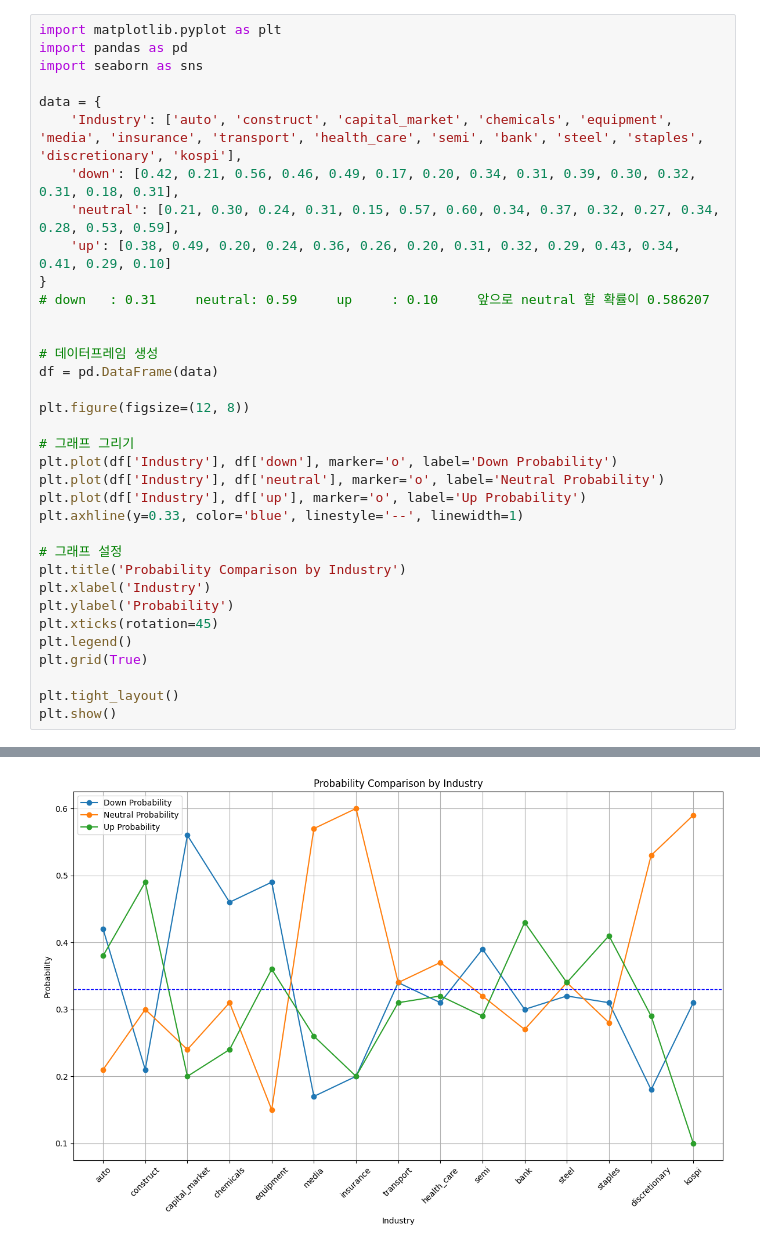
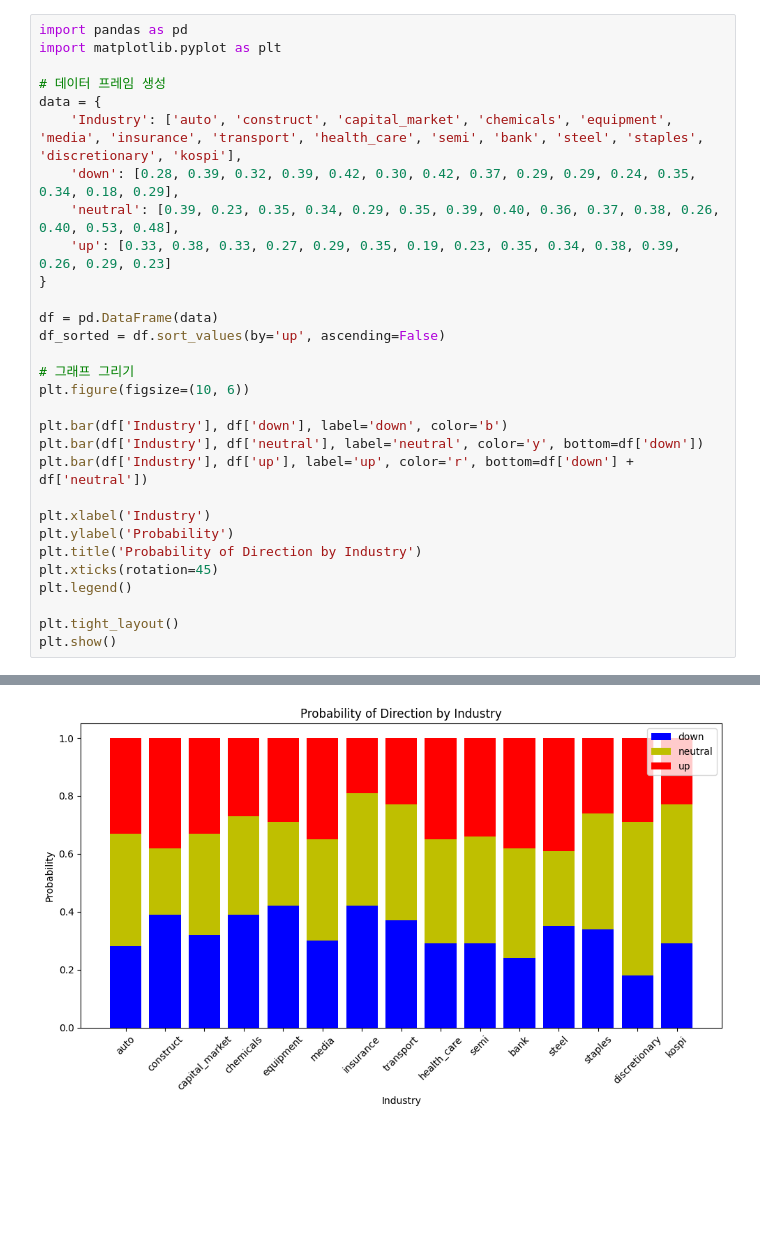
Before and after one commit to simpson000/sic_project_final, a Jupyter notebook: sic/final.ipynb, the cells around one changed output, grey strips where cells are left out. Saved outputs shown, nothing was run; the diff lists cells and outputs as text; blank space fills up the shorter version.

```diff
--- a/sic/final.ipynb
+++ b/sic/final.ipynb
@@ -1,35 +57,30 @@
 # %%
+import pandas as pd
 import matplotlib.pyplot as plt
-import pandas as pd
-import seaborn as sns
 
+# 데이터 프레임 생성
 data = {
     'Industry': ['auto', 'construct', 'capital_market', 'chemicals', 'equipment', 'media', 'insurance', 'transport', 'health_care', 'semi', 'bank', 'steel', 'staples', 'discretionary', 'kospi'],
-    'down': [0.42, 0.21, 0.56, 0.46, 0.49, 0.17, 0.20, 0.34, 0.31, 0.39, 0.30, 0.32, 0.31, 0.18, 0.31],
-    'neutral': [0.21, 0.30, 0.24, 0.31, 0.15, 0.57, 0.60, 0.34, 0.37, 0.32, 0.27, 0.34, 0.28, 0.53, 0.59],
-    'up': [0.38, 0.49, 0.20, 0.24, 0.36, 0.26, 0.20, 0.31, 0.32, 0.29, 0.43, 0.34, 0.41, 0.29, 0.10]
+    'down': [0.28, 0.39, 0.32, 0.39, 0.42, 0.30, 0.42, 0.37, 0.29, 0.29, 0.24, 0.35, 0.34, 0.18, 0.29],
+    'neutral': [0.39, 0.23, 0.35, 0.34, 0.29, 0.35, 0.39, 0.40, 0.36, 0.37, 0.38, 0.26, 0.40, 0.53, 0.48],
+    'up': [0.33, 0.38, 0.33, 0.27, 0.29, 0.35, 0.19, 0.23, 0.35, 0.34, 0.38, 0.39, 0.26, 0.29, 0.23]
 }
-# down   : 0.31     neutral: 0.59     up     : 0.10     앞으로 neutral 할 확률이 0.586207
 
-
-# 데이터프레임 생성
 df = pd.DataFrame(data)
-
-plt.figure(figsize=(12, 8))
+df_sorted = df.sort_values(by='up', ascending=False)
 
 # 그래프 그리기
-plt.plot(df['Industry'], df['down'], marker='o', label='Down Probability')
-plt.plot(df['Industry'], df['neutral'], marker='o', label='Neutral Probability')
-plt.plot(df['Industry'], df['up'], marker='o', label='Up Probability')
-plt.axhline(y=0.33, color='blue', linestyle='--', linewidth=1)
+plt.figure(figsize=(10, 6))
 
-# 그래프 설정
-plt.title('Probability Comparison by Industry')
+plt.bar(df['Industry'], df['down'], label='down', color='b')
+plt.bar(df['Industry'], df['neutral'], label='neutral', color='y', bottom=df['down'])
+plt.bar(df['Industry'], df['up'], label='up', color='r', bottom=df['down'] + df['neutral'])
+
 plt.xlabel('Industry')
 plt.ylabel('Probability')
+plt.title('Probability of Direction by Industry')
 plt.xticks(rotation=45)
 plt.legend()
-plt.grid(True)
 
 plt.tight_layout()
 plt.show()
@@ -37 +95 @@ plt.show()
-[figure, old version]
+[figure, new version]
```
Also changed, not shown: parts of 8 cells of this notebook, 10 other files.
